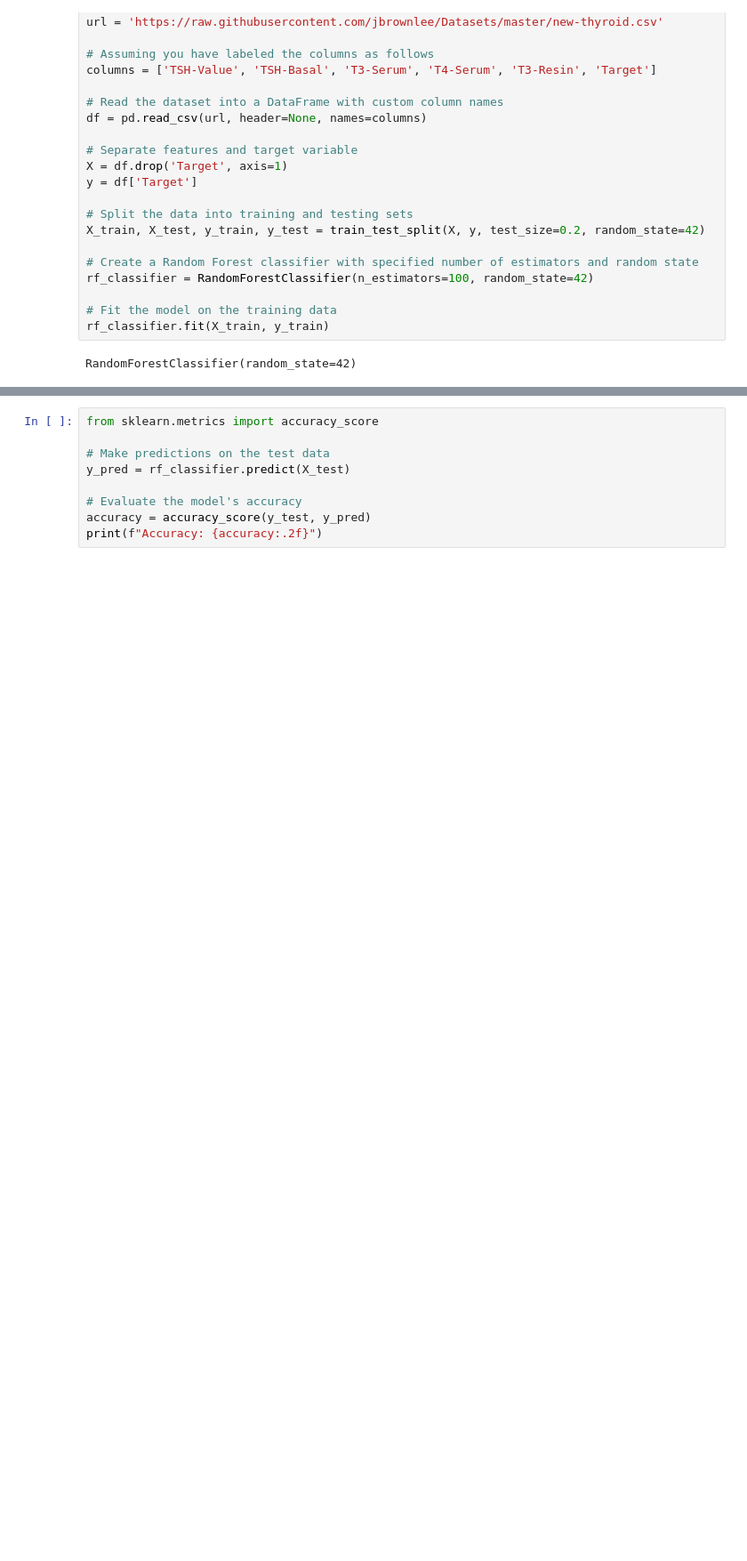
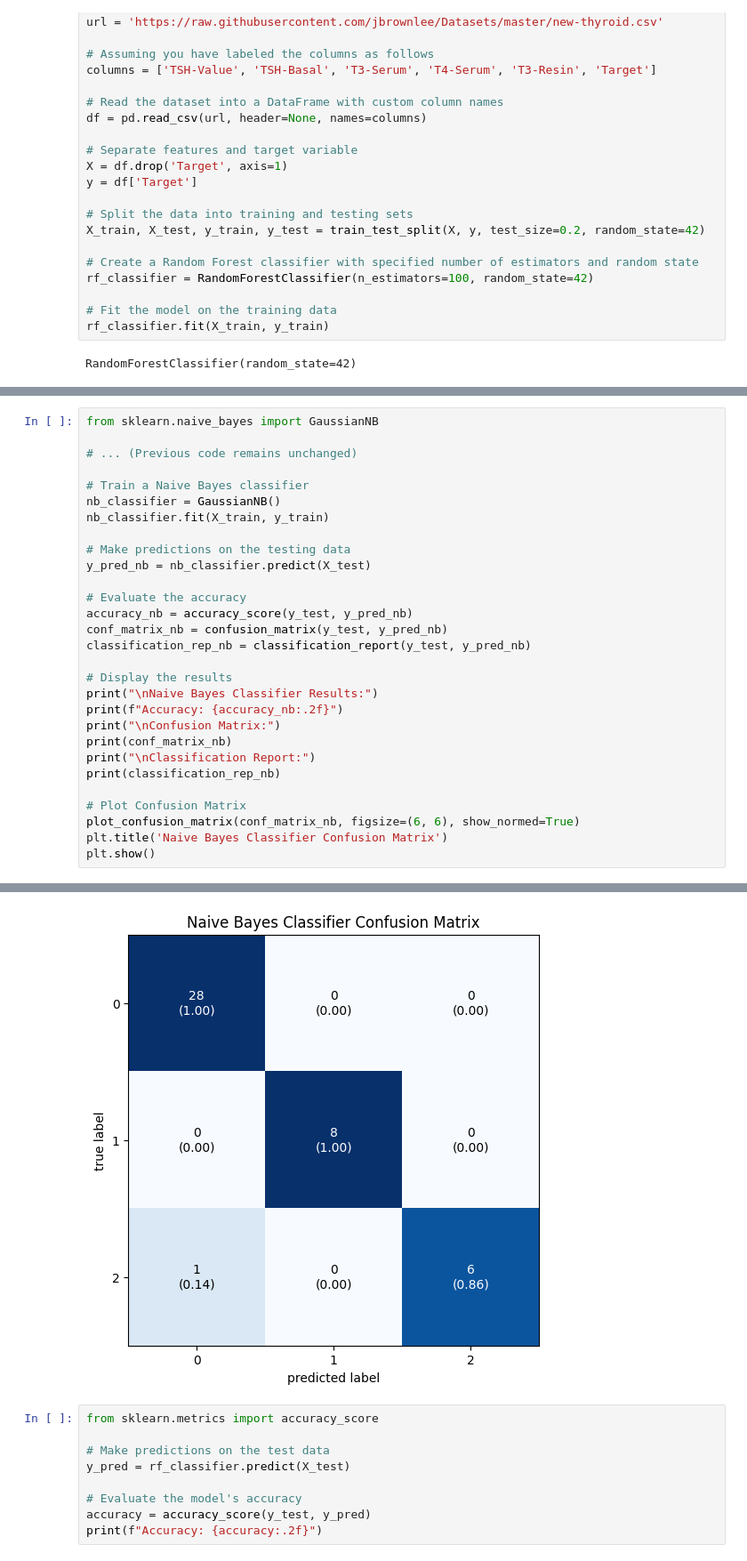
Before and after one commit to LokeRuiKee/CompBioI, a Jupyter notebook: Group 8 Project.ipynb, the cells around one changed output, grey strips where cells are left out. Shown at 89% size. Saved outputs shown, nothing was run; the diff lists cells and outputs as text; blank space fills up the shorter version.

```diff
--- a/Group 8 Project.ipynb
+++ b/Group 8 Project.ipynb
@@ -1474,0 +1528,30 @@ RandomForestClassifier(random_state=42)
+# %%
+from sklearn.naive_bayes import GaussianNB
+
+# ... (Previous code remains unchanged)
+
+# Train a Naive Bayes classifier
+nb_classifier = GaussianNB()
+nb_classifier.fit(X_train, y_train)
+
+# Make predictions on the testing data
+y_pred_nb = nb_classifier.predict(X_test)
+
+# Evaluate the accuracy
+accuracy_nb = accuracy_score(y_test, y_pred_nb)
+conf_matrix_nb = confusion_matrix(y_test, y_pred_nb)
+classification_rep_nb = classification_report(y_test, y_pred_nb)
+
+# Display the results
+print("\nNaive Bayes Classifier Results:")
+print(f"Accuracy: {accuracy_nb:.2f}")
+print("\nConfusion Matrix:")
+print(conf_matrix_nb)
+print("\nClassification Report:")
+print(classification_rep_nb)
+
+# Plot Confusion Matrix
+plot_confusion_matrix(conf_matrix_nb, figsize=(6, 6), show_normed=True)
+plt.title('Naive Bayes Classifier Confusion Matrix')
+plt.show()
+# %% [output]
@@ -1475,3 +1576,4 @@ RandomForestClassifier(random_state=42)
+[figure, added]
 # %%
 from sklearn.metrics import accuracy_score
 
```
Also changed, not shown: parts of 21 cells of this notebook.
